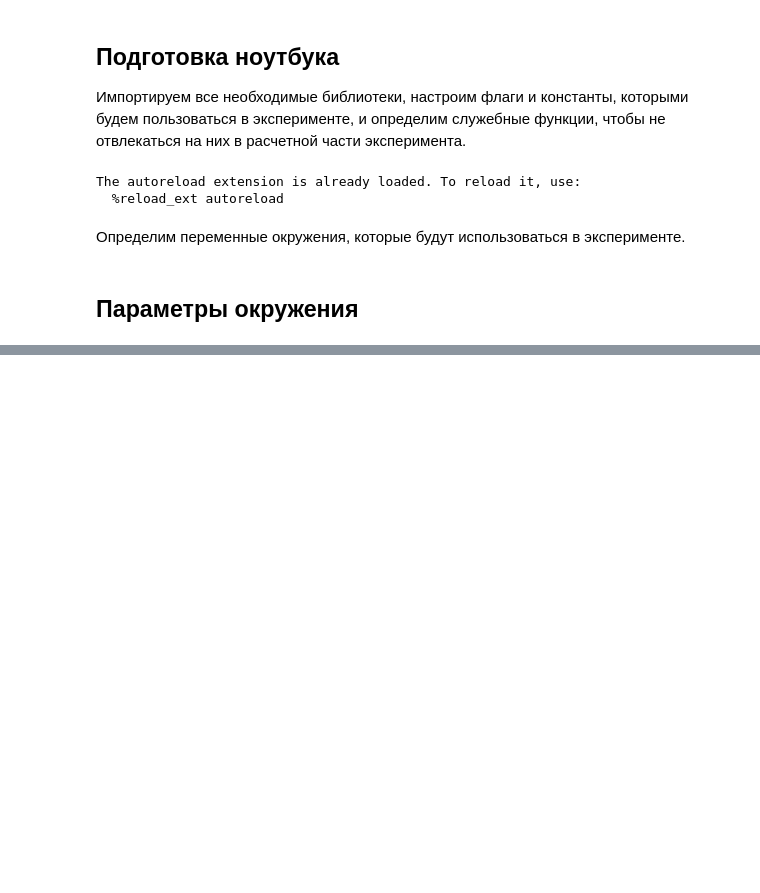
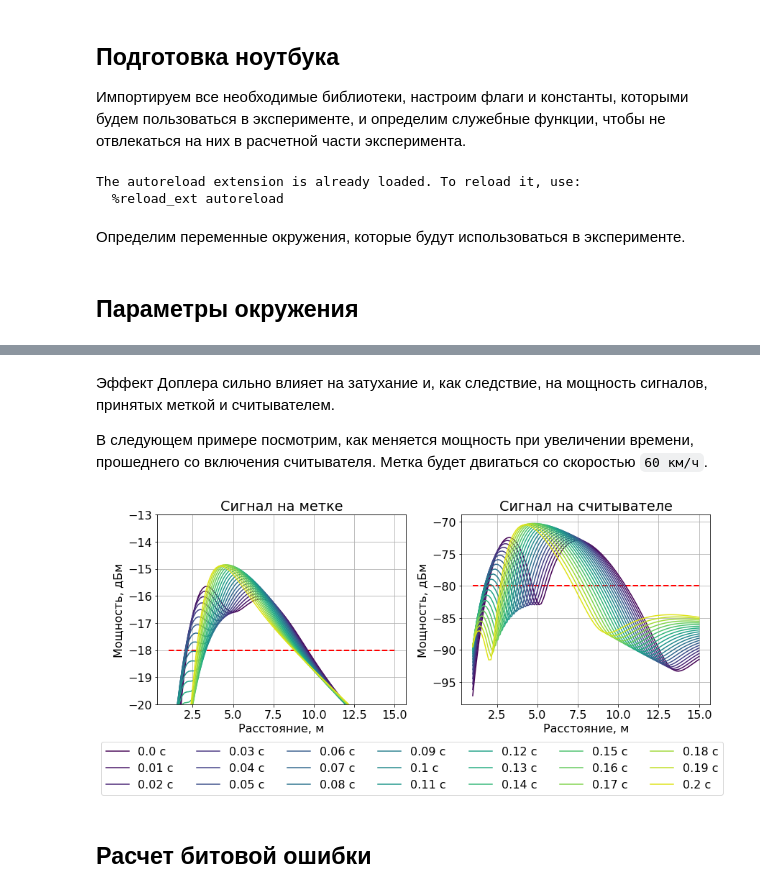
Before and after one commit to kruglov-mipt/diplom, a Jupyter notebook: experiments/Channel.ipynb, the cells around one changed output, grey strips where cells are left out. Cells and saved outputs as stored; diff of their text form; code cells hidden in the pictures; blank space fills up the shorter version.

```diff
--- a/experiments/Channel.ipynb
+++ b/experiments/Channel.ipynb
@@ -86,0 +472,51 @@ RP = pyradise.dipole_rp
+# %% [markdown]
+Эффект Доплера сильно влияет на затухание и, как следствие, на мощность сигналов,
+принятых меткой и считывателем.
+
+В следующем примере посмотрим, как меняется мощность при увеличении времени,
+прошеднего со включения считывателя. Метка будет двигаться со скоростью `60 км/ч`.
+# %%
+def plot_rx_power_doppler(out: Union[str, Sequence[str]] = ()) -> None:
+    ox = np.linspace(1, 15, 100)
+    ts = np.linspace(0, 0.2, 21)
+    v = kmph2mps(60)
+    fig, (ax0, ax1) = plt.subplots(figsize=(12, 5), nrows=1, ncols=2)
+
+    for i, t in enumerate(ts):
+        tag_rx = [get_tag_rx(x, v, t) for x in ox]
+        tag_tx = [get_tag_tx(rx) for rx in tag_rx]
+        rdr_rx = [get_reader_rx(x, v, t, tx) for (x, tx) in zip(ox, tag_tx)]
+
+        color = get_color(i / len(ts))
+
+        ax0.plot(ox, tag_rx, label=f"{t} с", color=color)
+        ax1.plot(ox, rdr_rx, color=color)
+
+    for ax in (ax0, ax1):
+        ax.grid()
+        ax.set_ylabel("Мощность, дБм")
+        ax.set_xlabel("Расстояние, м")
+
+    ax0.set_ylim((-20, -13))
+
+    ax0.set_title("Сигнал на метке")
+    ax1.set_title("Сигнал на считывателе")
+
+    ax0.hlines(y=TAG_SENSITIVITY, xmin=ox[0], xmax=ox[-1], colors='r',
+               linestyles='--', linewidths=2)
+    ax1.hlines(y=READER_SENSITIVITY, xmin=ox[0], xmax=ox[-1], colors='r',
+               linestyles='--', linewidths=2)
+
+    handles, labels = ax0.get_legend_handles_labels()
+    fig.legend(handles, labels, loc='lower center',
+               bbox_to_anchor=(0.5, -0.21), ncol=7)
+
+    plt.tight_layout()
+    savefig(out)
+
+
+plot_rx_power_doppler(("rx_power_doppler.png", "rx_power_doppler.pdf"))
+# %% [output]
+[figure, added]
+# %% [markdown]
+## Расчет битовой ошибки
```
Also changed, not shown: parts of 29 cells of this notebook, 16 other files.
